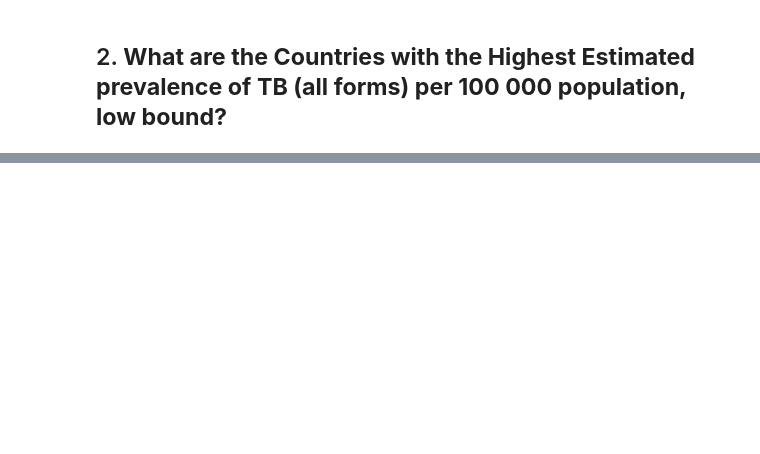
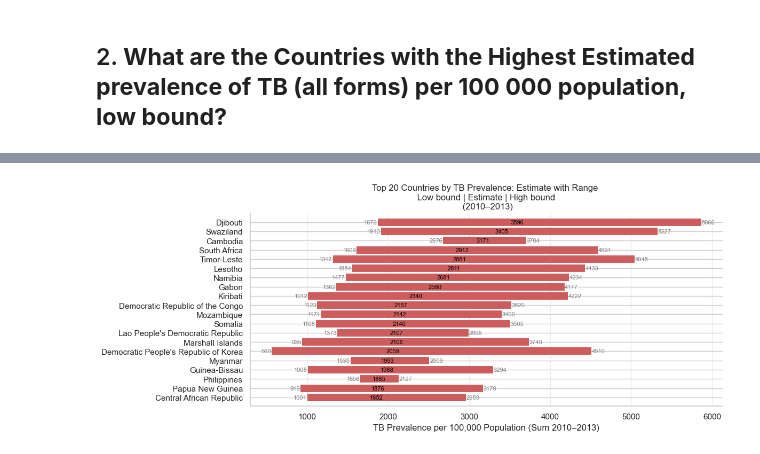
Before and after one commit to murithidenisgitobu/TB-BURDEN-IN-THE-WORLD, a Jupyter notebook: Notebook/TB.ipynb, the cells around one changed output, grey strips where cells are left out. Saved outputs shown, nothing was run; the diff lists cells and outputs as text; code cells hidden in the pictures; blank space fills up the shorter version.

```diff
--- a/Notebook/TB.ipynb
+++ b/Notebook/TB.ipynb
@@ -349,0 +380,16 @@ plt.show()
+# %%
+# Filter and aggregate data
+df_2010_2013 = df[df["Year"] >= 2010]
+
+tb_agg = df_2010_2013.groupby("Country or territory name").agg({
+    "Estimated prevalence of TB (all forms) per 100 000 population": "sum",
+    "Estimated prevalence of TB (all forms) per 100 000 population, low bound": "sum",
+    "Estimated prevalence of TB (all forms) per 100 000 population, high bound": "sum",
+}).reset_index()
+
+# Get top 20 countries by total TB prevalence
+top_tb = tb_agg.sort_values(by="Estimated prevalence of TB (all forms) per 100 000 population",
+                            ascending=False).head(20).reset_index()
+
+# Sort ascending for cleaner barh layout
+top_tb.head()
@@ -349,0 +403,38 @@ plt.show()
+# %%
+# Sort data for clean plotting
+top_tb = top_tb.sort_values(by="Estimated prevalence of TB (all forms) per 100 000 population", ascending=True)
+
+countries = top_tb["Country or territory name"]
+low = top_tb["Estimated prevalence of TB (all forms) per 100 000 population, low bound"]
+high = top_tb["Estimated prevalence of TB (all forms) per 100 000 population, high bound"]
+estimate = top_tb["Estimated prevalence of TB (all forms) per 100 000 population"]
+
+# Y positions
+y = np.arange(len(countries))
+
+# Figure
+fig, ax = plt.subplots(figsize=(12, 5))
+
+# Plot a combined chart with, Low bound, Estimate, High bound
+for i in range(len(countries)):
+    ax.hlines(y[i], low.iloc[i], high.iloc[i], color='indianred', linewidth=10)
+    ax.plot(estimate.iloc[i], y[i], color='steelblue')  # point for estimate
+
+    # Add data labels
+    ax.text(low.iloc[i] - 5, y[i], f'{int(low.iloc[i])}', va='center', ha='right', fontsize=8, color='gray')
+    ax.text(high.iloc[i] + 5, y[i], f'{int(high.iloc[i])}', va='center', ha='left', fontsize=8, color='gray')
+    ax.text(estimate.iloc[i], y[i], f'{int(estimate.iloc[i])}', va='center', ha='center', fontsize=8, color='black')
+
+# Set axis
+ax.set_yticks(y)
+ax.set_yticklabels(countries)
+ax.set_xlabel('TB Prevalence per 100,000 Population (Sum 2010–2013)')
+ax.set_title('Top 20 Countries by TB Prevalence: Estimate with Range \n Low bound | Estimate | High bound \n (2010–2013)')
+
+# Remove spines for cleaner look
+ax.spines[['top', 'right']].set_visible(False)
+plt.grid(axis='x', linestyle='--', alpha=0.5)
+plt.tight_layout()
+plt.show()
+# %% [output]
+[figure, added]
```
Also changed, not shown: parts of 9 cells of this notebook.
